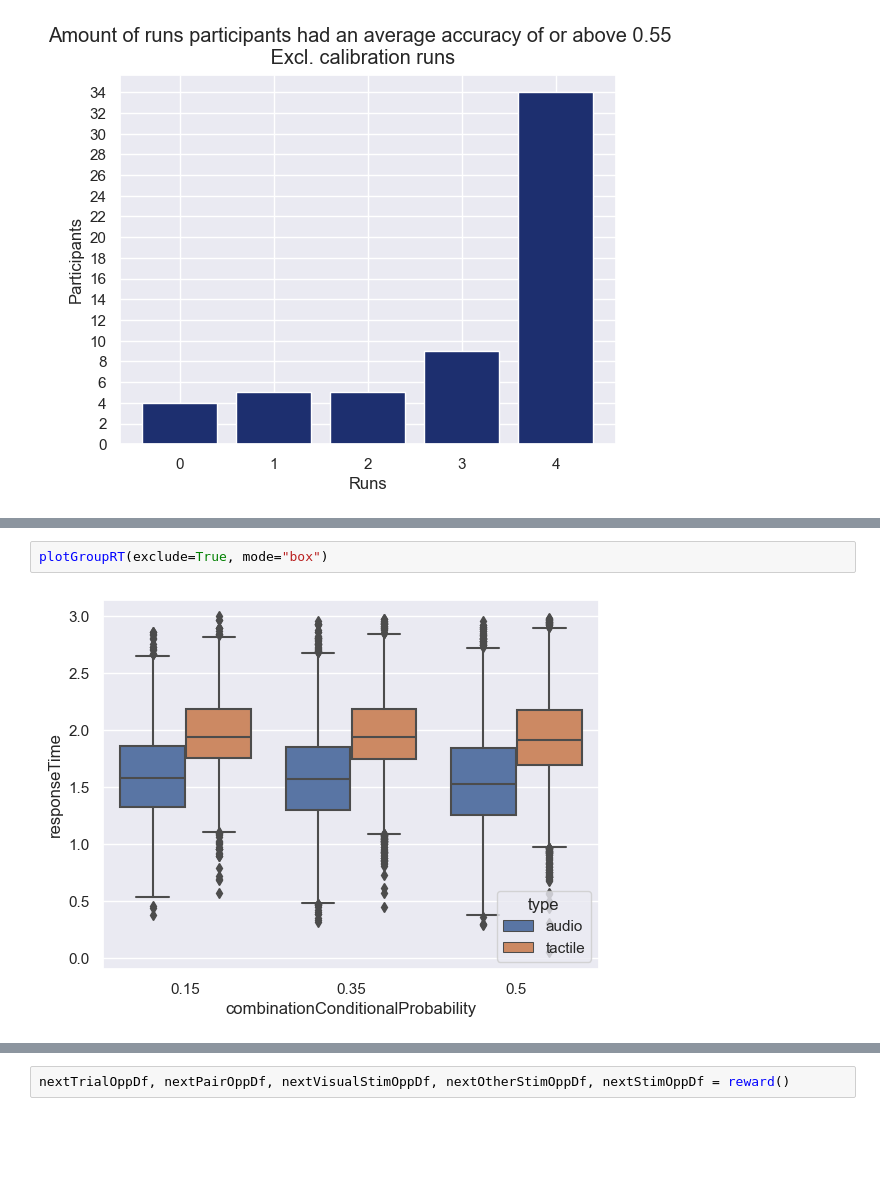
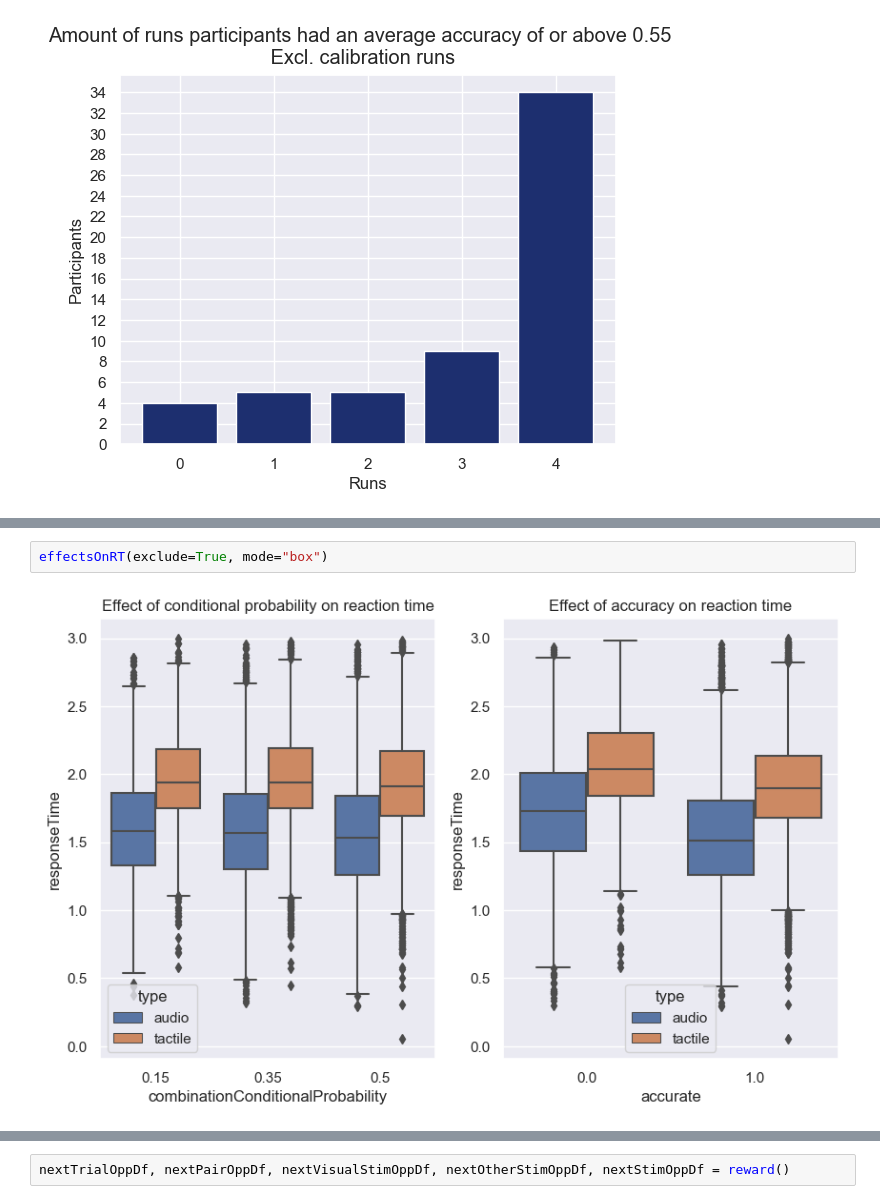
Before and after one commit to ruffgroup/multlearn, a Jupyter notebook: Modelling/Data analysis/accuracy_plots.ipynb, the cells around one changed output, grey strips where cells are left out. Saved outputs shown, nothing was run; the diff lists cells and outputs as text; blank space fills up the shorter version.

```diff
--- a/Modelling/Data analysis/accuracy_plots.ipynb
+++ b/Modelling/Data analysis/accuracy_plots.ipynb
@@ -700,5 +783,5 @@ plotGroupRT(exclude=True)
 # %%
-plotGroupRT(exclude=True, mode="box")
+effectsOnRT(exclude=True, mode="box")
 # %% [output]
-[figure, old version]
+[figure, new version]
 # %%
```
Also changed, not shown: parts of 23 cells of this notebook.
